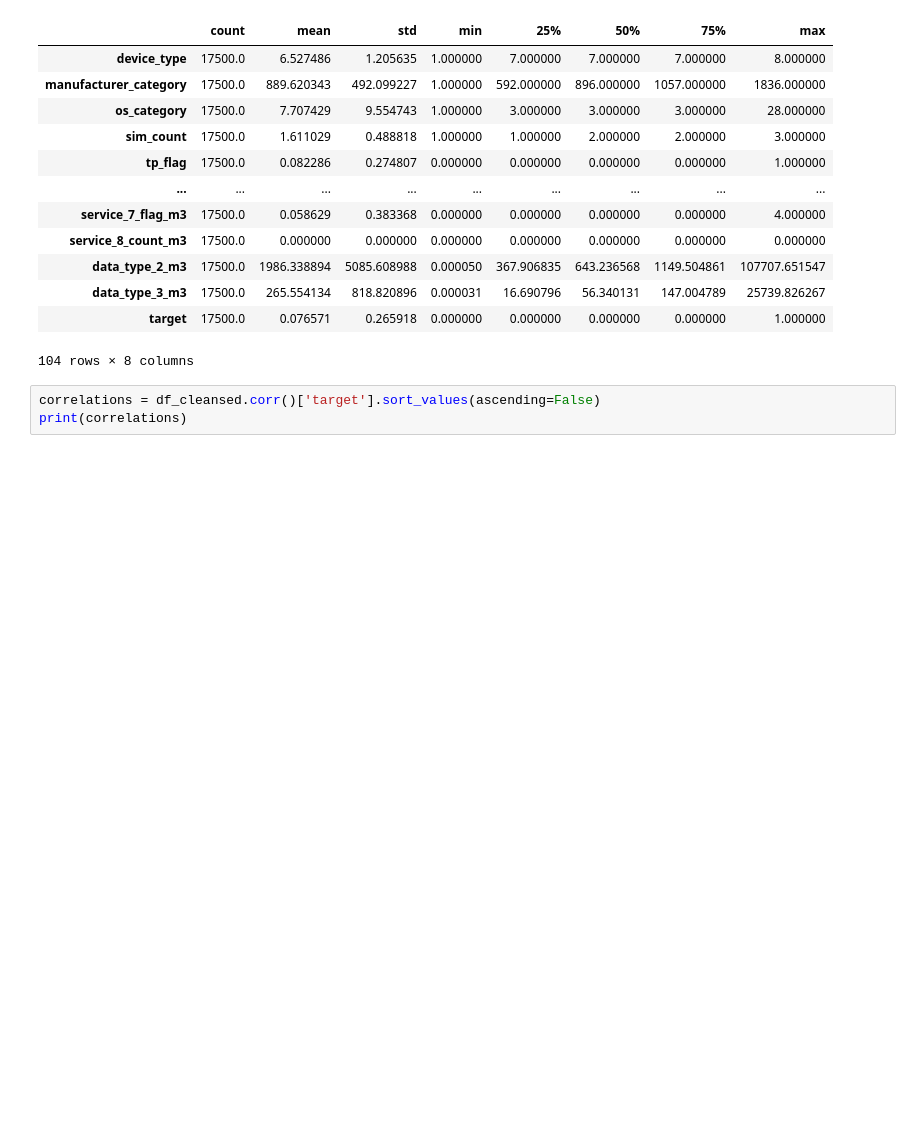
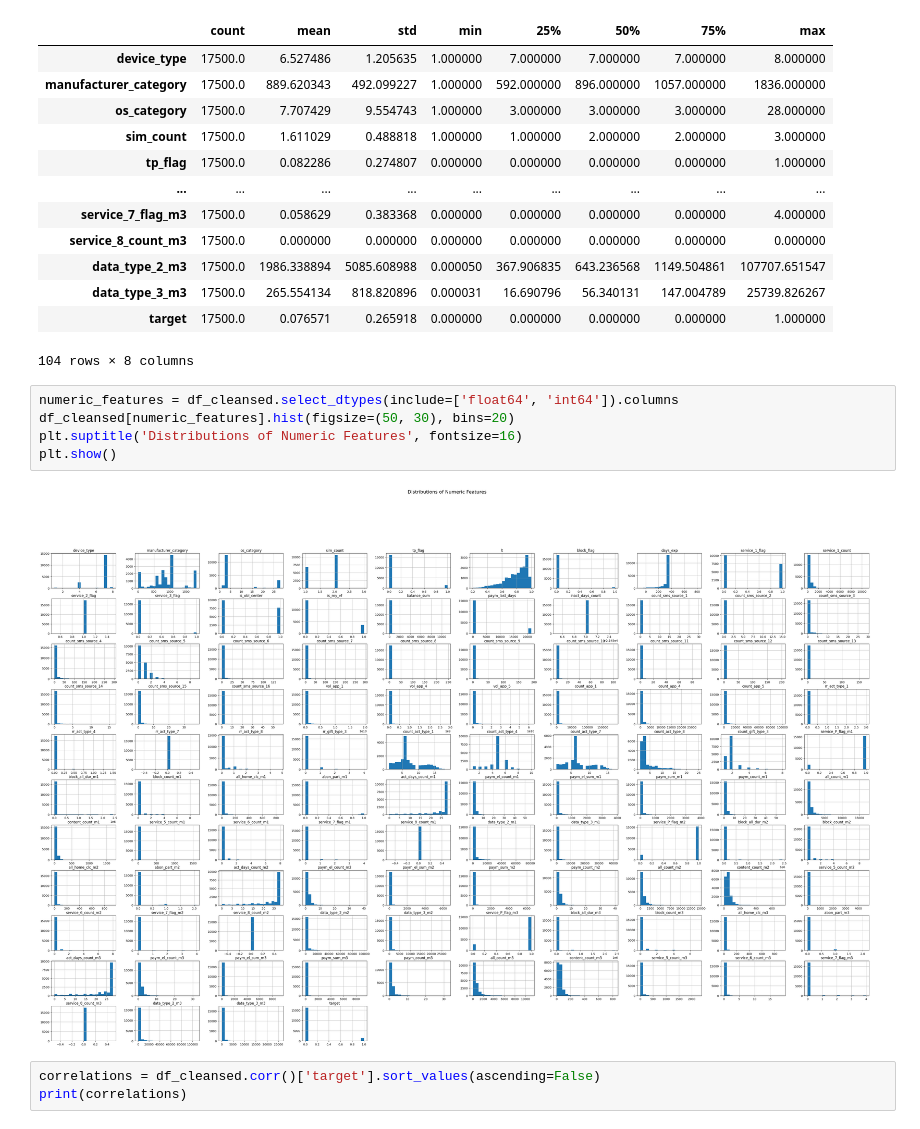
Before and after one commit to NapoIeonchik/ml-course, a Jupyter notebook: FINAL-PROJECT/final-project.ipynb, the cells around one changed output. Drawn from its saved outputs; the diff is of its cells as text; blank space fills up the shorter version.

```diff
--- a/FINAL-PROJECT/final-project.ipynb
+++ b/FINAL-PROJECT/final-project.ipynb
@@ -165,6 +165,13 @@ df_cleansed.describe().transpose()
 | data_type_3_m3 | 17500.0 | 265.554134 | 818.820896 | 0.000031 | 16.690796 | 56.340131 | 147.004789 | 25739.826267 |
 | target | 17500.0 | 0.076571 | 0.265918 | 0.000000 | 0.000000 | 0.000000 | 0.000000 | 1.000000 |
 104 rows × 8 columns
+# %%
+numeric_features = df_cleansed.select_dtypes(include=['float64', 'int64']).columns
+df_cleansed[numeric_features].hist(figsize=(50, 30), bins=20)
+plt.suptitle('Distributions of Numeric Features', fontsize=16)
+plt.show()
+# %% [output]
+[figure, added]
 # %%
 correlations = df_cleansed.corr()['target'].sort_values(ascending=False)
 print(correlations)
```
Also changed, not shown: parts of 1 cell of this notebook, 1 other file.
